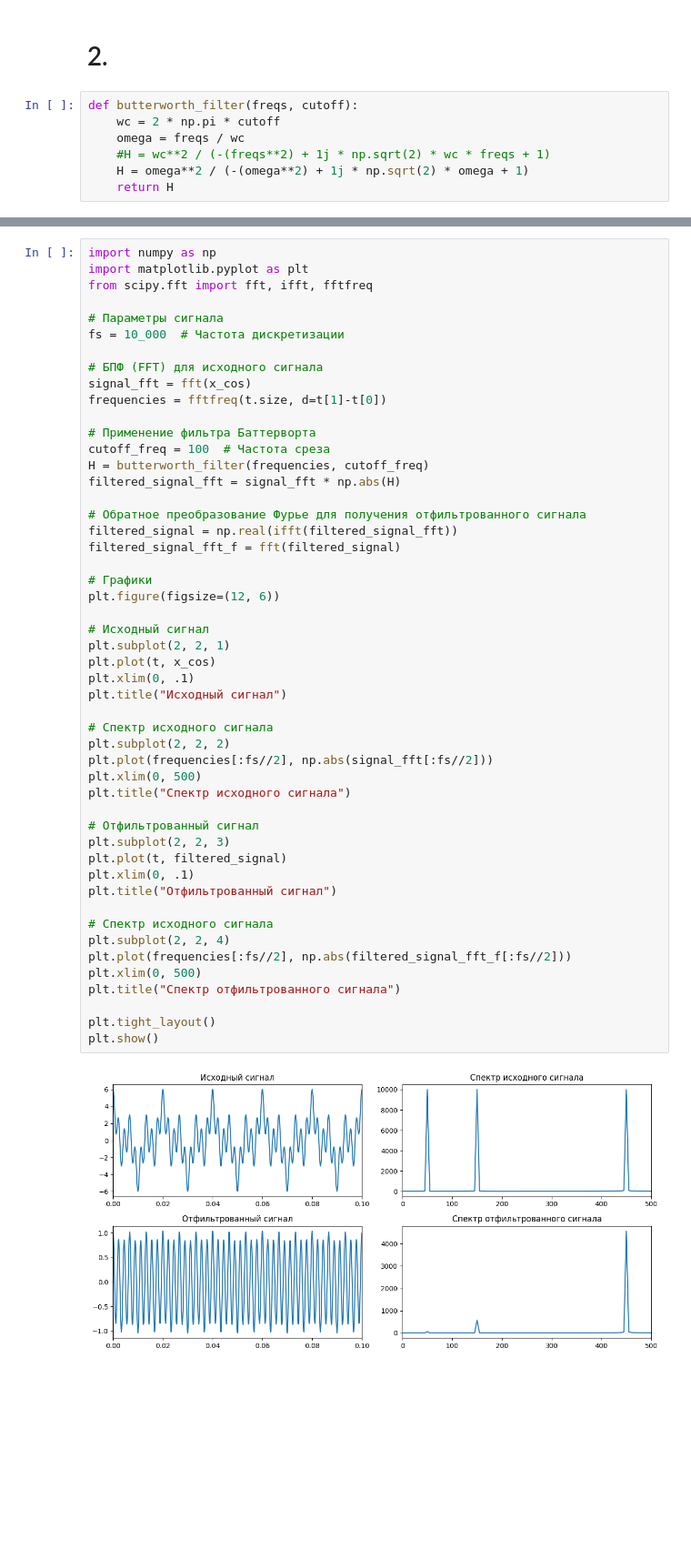
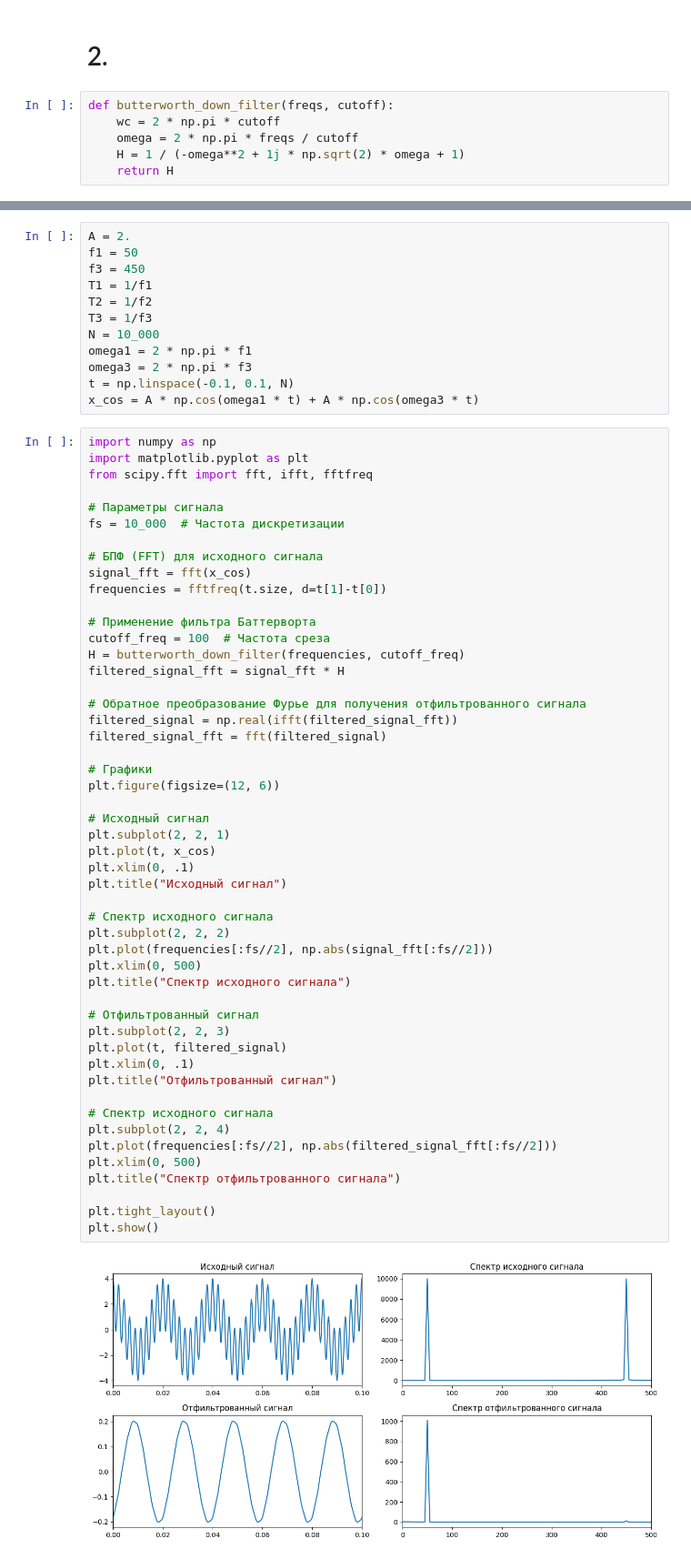
Before and after one commit to KadilenkoIvan/digital_signal_processing, a Jupyter notebook: lab3/1.ipynb, the cells around one changed output, grey strips where cells are left out. Shown at 91% size. Saved outputs shown, nothing was run; the diff lists cells and outputs as text; blank space fills up the shorter version.

```diff
--- a/lab3/1.ipynb
+++ b/lab3/1.ipynb
@@ -21,9 +21,8 @@ x_cos = A * np.cos(omega1 * t) + A * np.cos(omega2 * t) + A * np.cos(omega3 * t)
 # %% [markdown]
 # 2.
 # %%
-def butterworth_filter(freqs, cutoff):
+def butterworth_down_filter(freqs, cutoff):
     wc = 2 * np.pi * cutoff
-    omega = freqs / wc
-    #H = wc**2 / (-(freqs**2) + 1j * np.sqrt(2) * wc * freqs + 1)
-    H = omega**2 / (-(omega**2) + 1j * np.sqrt(2) * omega + 1)
+    omega = 2 * np.pi * freqs / cutoff
+    H = 1 / (-omega**2 + 1j * np.sqrt(2) * omega + 1)
     return H
@@ -30,3 +83,15 @@ def butterworth_filter(freqs, cutoff):
+# %%
+A = 2.
+f1 = 50
+f3 = 450
+T1 = 1/f1
+T2 = 1/f2
+T3 = 1/f3
+N = 10_000
+omega1 = 2 * np.pi * f1
+omega3 = 2 * np.pi * f3
+t = np.linspace(-0.1, 0.1, N)
+x_cos = A * np.cos(omega1 * t) + A * np.cos(omega3 * t)
 # %%
 import numpy as np
 import matplotlib.pyplot as plt
@@ -41,41 +106,41 @@ frequencies = fftfreq(t.size, d=t[1]-t[0])
 
 # Применение фильтра Баттерворта
 cutoff_freq = 100  # Частота среза
-H = butterworth_filter(frequencies, cutoff_freq)
-filtered_signal_fft = signal_fft * np.abs(H)
+H = butterworth_down_filter(frequencies, cutoff_freq)
+filtered_signal_fft = signal_fft * H
 
 # Обратное преобразование Фурье для получения отфильтрованного сигнала
 filtered_signal = np.real(ifft(filtered_signal_fft))
-filtered_signal_fft_f = fft(filtered_signal)
+filtered_signal_fft = fft(filtered_signal)
 
 # Графики
 plt.figure(figsize=(12, 6))
 
 # Исходный сигнал
 plt.subplot(2, 2, 1)
 plt.plot(t, x_cos)
 plt.xlim(0, .1)
 plt.title("Исходный сигнал")
 
 # Спектр исходного сигнала
 plt.subplot(2, 2, 2)
 plt.plot(frequencies[:fs//2], np.abs(signal_fft[:fs//2]))
 plt.xlim(0, 500)
 plt.title("Спектр исходного сигнала")
 
 # Отфильтрованный сигнал
 plt.subplot(2, 2, 3)
 plt.plot(t, filtered_signal)
 plt.xlim(0, .1)
 plt.title("Отфильтрованный сигнал")
 
 # Спектр исходного сигнала
 plt.subplot(2, 2, 4)
-plt.plot(frequencies[:fs//2], np.abs(filtered_signal_fft_f[:fs//2]))
+plt.plot(frequencies[:fs//2], np.abs(filtered_signal_fft[:fs//2]))
 plt.xlim(0, 500)
 plt.title("Спектр отфильтрованного сигнала")
 
 plt.tight_layout()
 plt.show()
 # %% [output]
-[figure, old version]
+[figure, new version]
```
Also changed, not shown: parts of 12 cells of this notebook.
